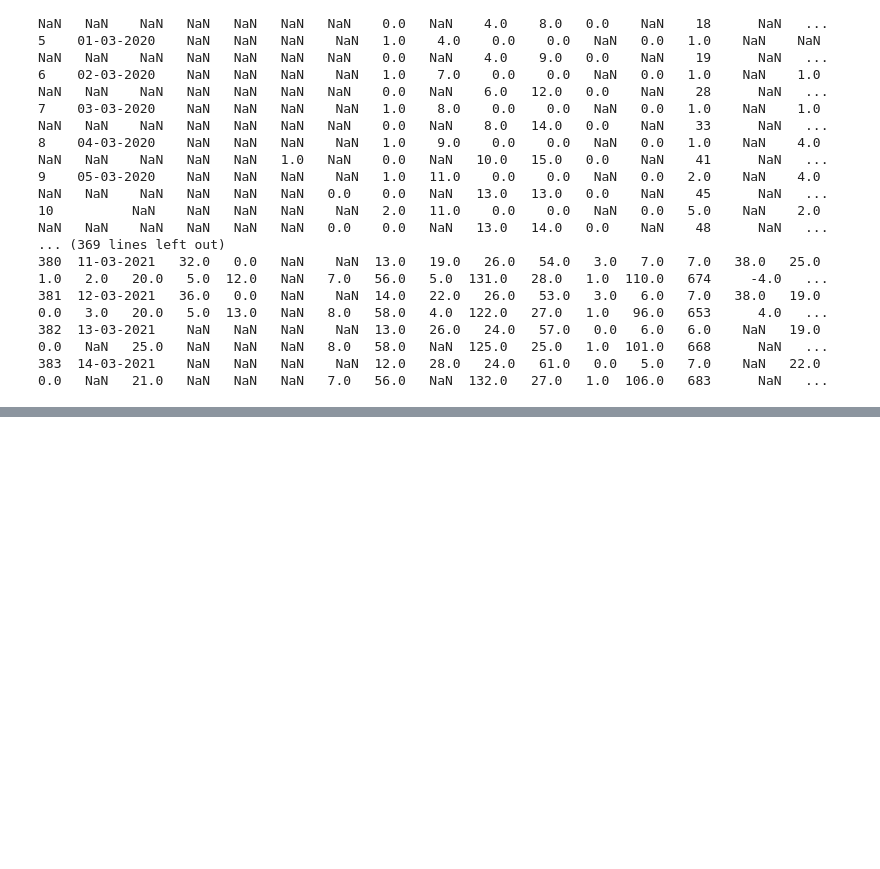
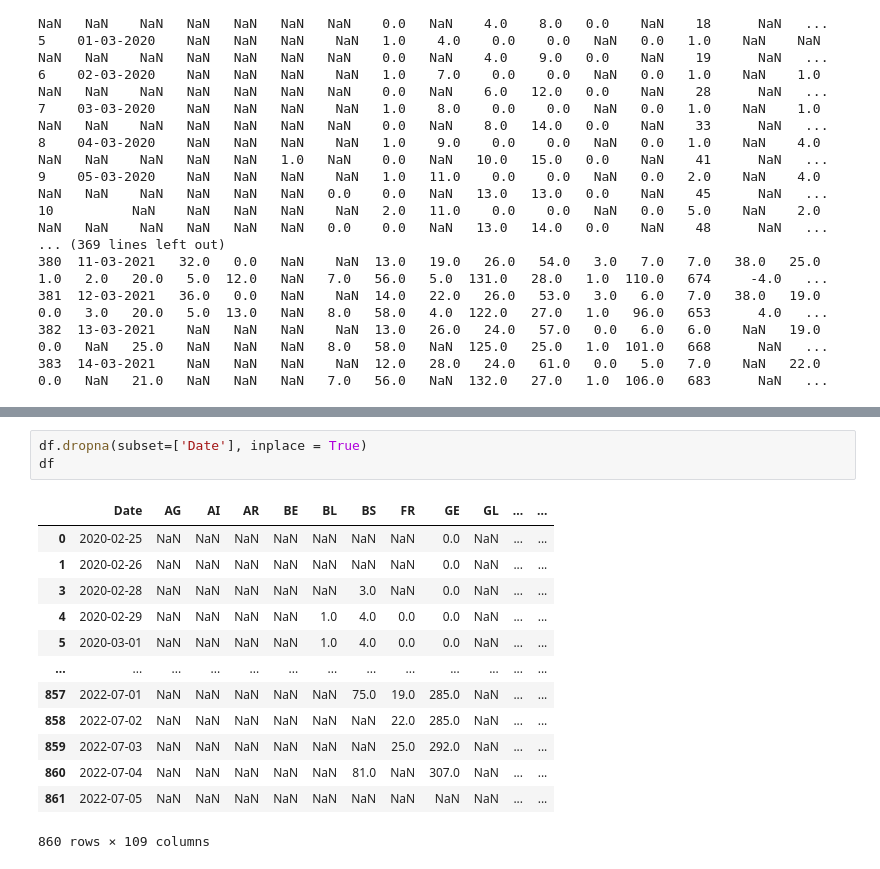
Before and after one commit to Tarunrathi22/Tarun, a Jupyter notebook: pandas.ipynb, the cells around one changed output, grey strips where cells are left out. Drawn from its saved outputs; the diff is of its cells as text; blank space fills up the shorter version.

```diff
--- a/pandas.ipynb
+++ b/pandas.ipynb
@@ -693,0 +694,17 @@ print(df.to_string())
+# %%
+df.dropna(subset=['Date'], inplace = True)
+df
+# %% [output]
+|  | Date | AG | AI | AR | BE | BL | BS | FR | GE | GL | ... | ... |
+| 0 | 2020-02-25 | NaN | NaN | NaN | NaN | NaN | NaN | NaN | 0.0 | NaN | ... | ... |
+| 1 | 2020-02-26 | NaN | NaN | NaN | NaN | NaN | NaN | NaN | 0.0 | NaN | ... | ... |
+| 3 | 2020-02-28 | NaN | NaN | NaN | NaN | NaN | 3.0 | NaN | 0.0 | NaN | ... | ... |
+| 4 | 2020-02-29 | NaN | NaN | NaN | NaN | 1.0 | 4.0 | 0.0 | 0.0 | NaN | ... | ... |
+| 5 | 2020-03-01 | NaN | NaN | NaN | NaN | 1.0 | 4.0 | 0.0 | 0.0 | NaN | ... | ... |
+| ... | ... | ... | ... | ... | ... | ... | ... | ... | ... | ... | ... | ... |
+| 857 | 2022-07-01 | NaN | NaN | NaN | NaN | NaN | 75.0 | 19.0 | 285.0 | NaN | ... | ... |
+| 858 | 2022-07-02 | NaN | NaN | NaN | NaN | NaN | NaN | 22.0 | 285.0 | NaN | ... | ... |
+| 859 | 2022-07-03 | NaN | NaN | NaN | NaN | NaN | NaN | 25.0 | 292.0 | NaN | ... | ... |
+| 860 | 2022-07-04 | NaN | NaN | NaN | NaN | NaN | 81.0 | NaN | 307.0 | NaN | ... | ... |
+| 861 | 2022-07-05 | NaN | NaN | NaN | NaN | NaN | NaN | NaN | NaN | NaN | ... | ... |
+860 rows × 109 columns
```
Also changed, not shown: parts of 2 cells of this notebook.
